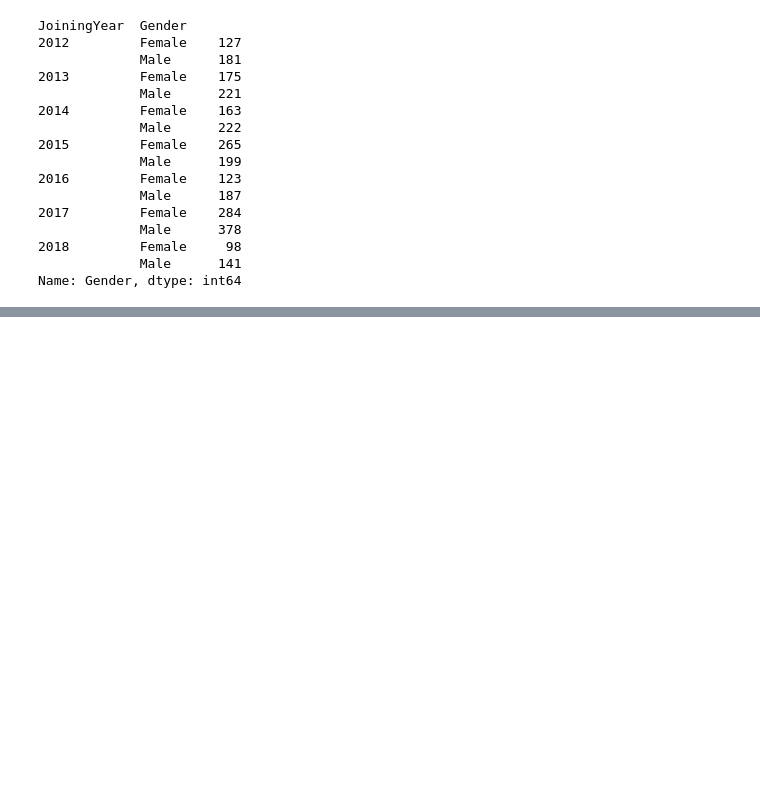
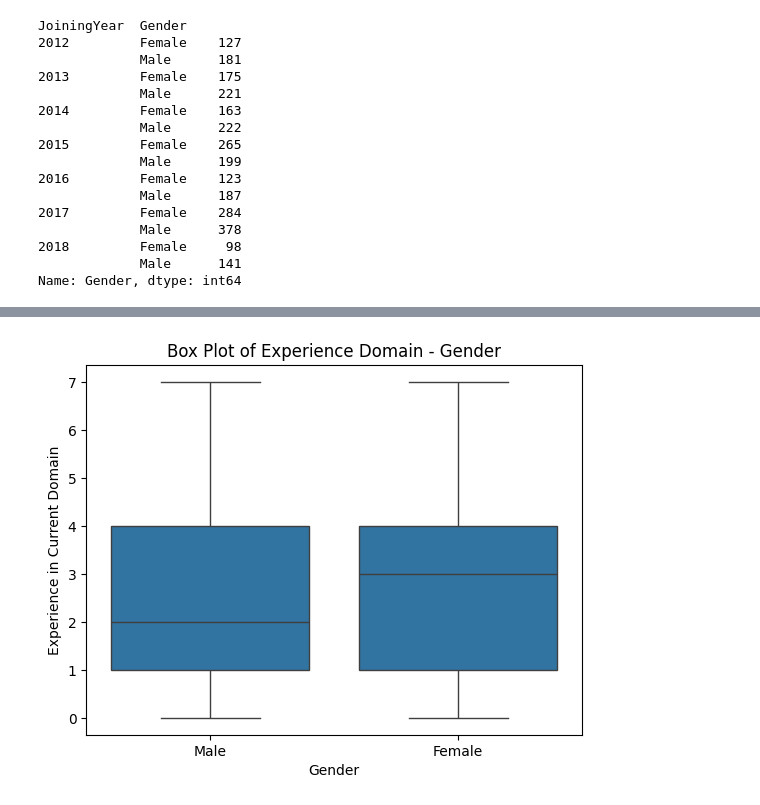
Before and after one commit to halchemylab/employee-classification-machine-learning-project, a Jupyter notebook: notebook.ipynb, the cells around one changed output, grey strips where cells are left out. Cells and saved outputs as stored; diff of their text form; code cells hidden in the pictures; blank space fills up the shorter version.

```diff
--- a/notebook.ipynb
+++ b/notebook.ipynb
@@ -185,0 +209,8 @@ Name: Gender, dtype: int64
+# %%
+sns.boxplot(data = df, x="Gender", y="ExperienceInCurrentDomain")
+plt.xlabel("Gender")
+plt.ylabel("Experience in Current Domain")
+plt.title("Box Plot of Experience Domain - Gender")
+plt.show()
+# %% [output]
+[figure, added]
```
Also changed, not shown: parts of 8 cells of this notebook.
